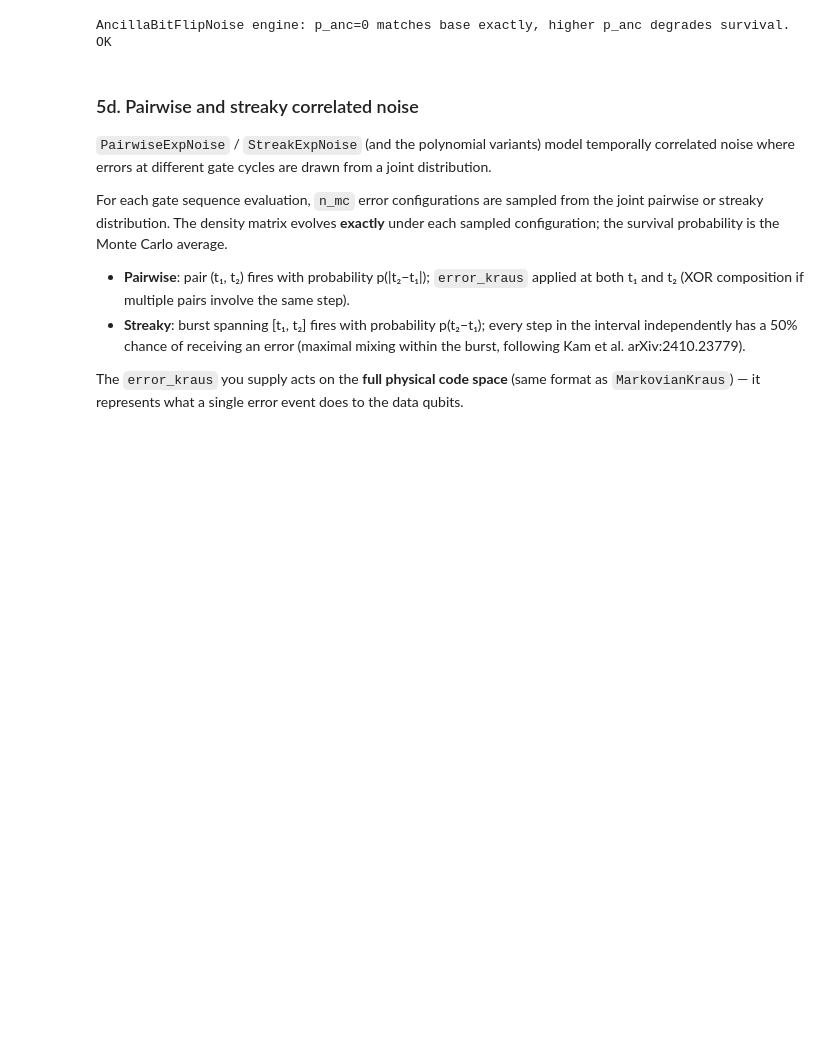
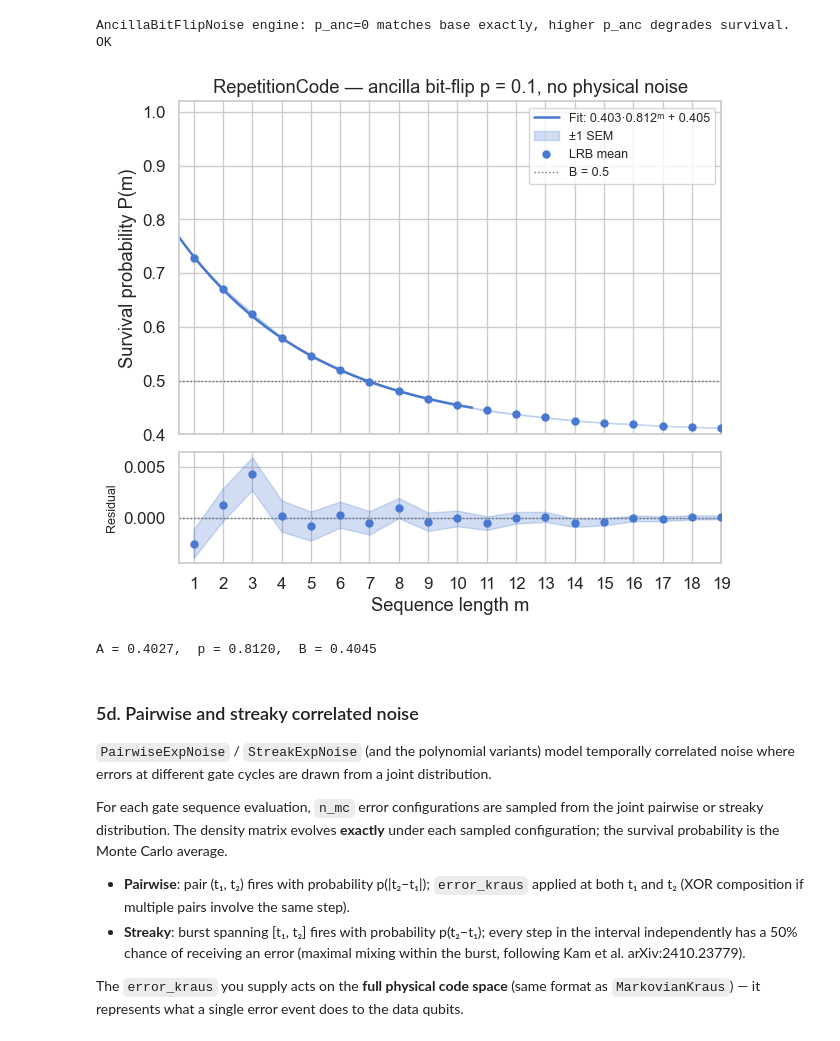
Before and after one commit to DaneshMorales/qec-non-markovian, a Jupyter notebook: notebook.ipynb, the cells around one changed output. Cells and saved outputs as stored; diff of their text form; code cells hidden in the pictures; blank space fills up the shorter version.

```diff
--- a/notebook.ipynb
+++ b/notebook.ipynb
@@ -988,6 +987,65 @@ print("AncillaBitFlipNoise engine: p_anc=0 matches base exactly, higher p_anc de
   AncillaBitFlip p_anc=0.25:  [0.473 0.359 0.333 0.325 0.327]
 [figure]
 AncillaBitFlipNoise engine: p_anc=0 matches base exactly, higher p_anc degrades survival. OK
+# %%
+import seaborn as sns
+
+sns.set_theme(style="whitegrid", palette="muted", font_scale=1.1)
+
+rep_anc       = RepetitionCode()
+no_phys_noise = MarkovianKraus([np.eye(2**rep_anc.n, dtype=complex)])
+noise_bf05    = AncillaBitFlipNoise(base=no_phys_noise, p_anc=0.1)
+
+lengths_bf = list(range(1, 20))
+res_bf     = run_logical_rb(lengths_bf, num_sequences=1000, code=rep_anc,
+                             noise=noise_bf05, seed=0)
+fit_bf     = fit_rb_curve(res_bf)
+
+ms       = np.array(res_bf["sequence_lengths"])
+mean     = res_bf["survival_means"]
+sem      = res_bf["survival_sems"]
+
+m_fine   = np.linspace(0.5, 10.5, 500)
+fit_line = fit_bf["A"] * fit_bf["p"]**m_fine + fit_bf["B"]
+fit_at_m = fit_bf["A"] * fit_bf["p"]**ms    + fit_bf["B"]
+residuals = mean - fit_at_m
+
+blue = sns.color_palette("muted")[0]
+
+fig_bf, (ax_main, ax_res) = plt.subplots(
+    2, 1, figsize=(7, 6), sharex=True,
+    gridspec_kw={"height_ratios": [3, 1], "hspace": 0.08}
+)
+
+# ── Main panel ───────────────────────────────────────────────────────────────
+ax_main.plot(m_fine, fit_line, color=blue, lw=1.8, zorder=2,
+             label=(f"Fit: {fit_bf['A']:.3f}·{fit_bf['p']:.3f}ᵐ"
+                    f" + {fit_bf['B']:.3f}"))
+ax_main.fill_between(ms, mean - sem, mean + sem,
+                     color=blue, alpha=0.25, zorder=2, label="±1 SEM")
+ax_main.plot(ms, mean, "o", ms=5, color=blue, zorder=3, label="LRB mean")
+ax_main.axhline(0.5, color="dimgray", ls=":", lw=1, label="B = 0.5")
+ax_main.set_ylabel("Survival probability P(m)")
+ax_main.set_title("RepetitionCode — ancilla bit-flip p = 0.1, no physical noise")
+ax_main.legend(frameon=True, fontsize=9)
+ax_main.set_ylim(0.4, 1.02)
+
+# ── Residuals panel ──────────────────────────────────────────────────────────
+ax_res.axhline(0, color="dimgray", ls=":", lw=1)
+ax_res.fill_between(ms, residuals - sem, residuals + sem,
+                    color=blue, alpha=0.25, zorder=2)
+ax_res.plot(ms, residuals, "o", ms=5, color=blue, zorder=3)
+ax_res.set_xlabel("Sequence length m")
+ax_res.set_ylabel("Residual", fontsize=9)
+ax_res.set_xlim(0.5, 10.5)
+ax_res.set_xticks(ms)
+
+plt.tight_layout()
+plt.show()
+print(f"A = {fit_bf['A']:.4f},  p = {fit_bf['p']:.4f},  B = {fit_bf['B']:.4f}")
+# %% [output]
+[figure, added]
+A = 0.4027,  p = 0.8120,  B = 0.4045
 # %% [markdown]
 ### 5d. Pairwise and streaky correlated noise
 
```
Also changed, not shown: parts of 10 cells of this notebook, 10 other files.
